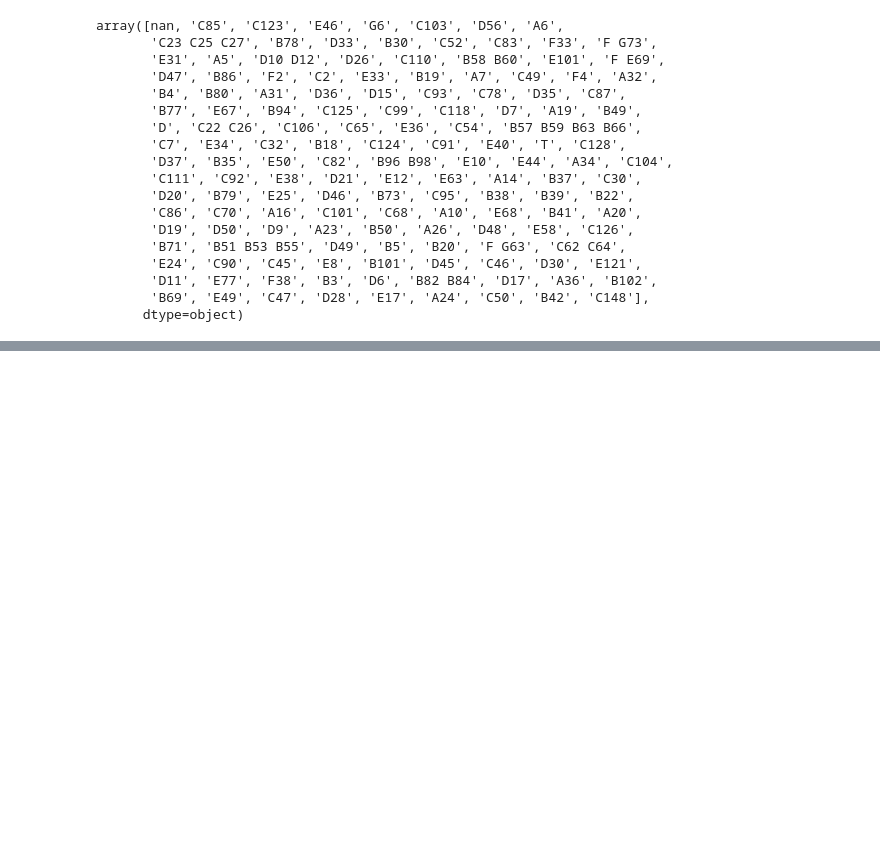
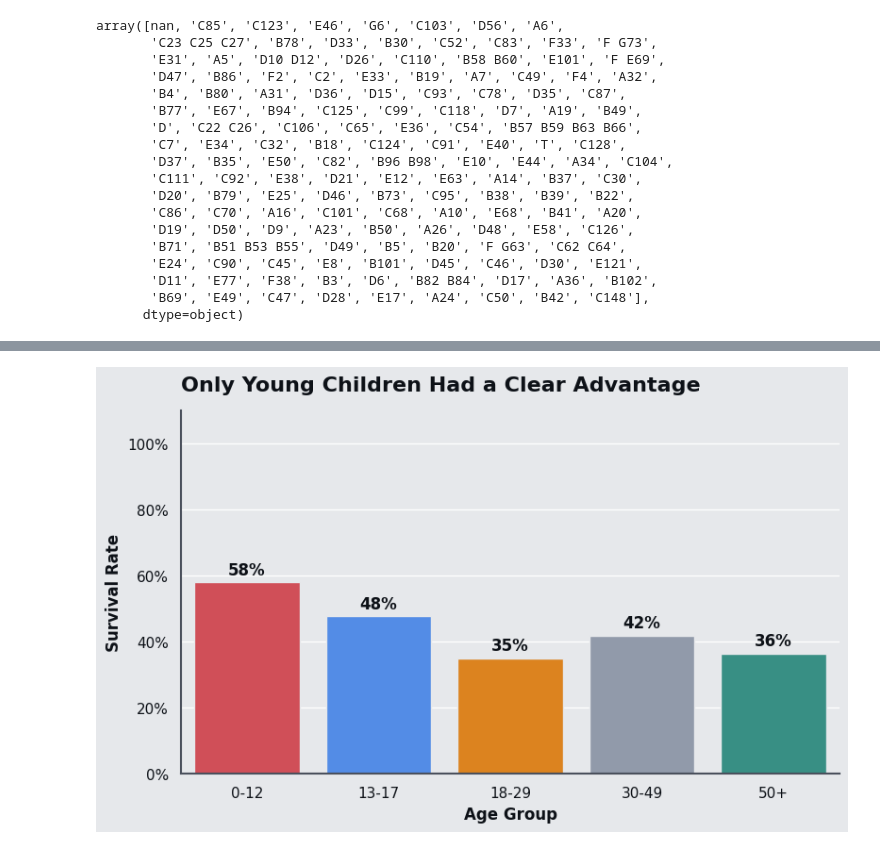
Before and after one commit to zece05/DSB-Unit-02, a Jupyter notebook: Labs/lab-eda-titanic/lab-eda-titanic-student-submission.ipynb, the cells around one changed output, grey strips where cells are left out. Cells and saved outputs as stored; diff of their text form; code cells hidden in the pictures; blank space fills up the shorter version.

```diff
--- a/Labs/lab-eda-titanic/lab-eda-titanic-student-submission.ipynb
+++ b/Labs/lab-eda-titanic/lab-eda-titanic-student-submission.ipynb
@@ -102,0 +463,5 @@ array([' ¯\\(ツ)/¯ ', 'C85', 'C123', 'E46', 'G6', 'C103', 'D56', 'A6',
+# %%
+ax = sns.barplot(data=df_plot, x="AgeGroup", y="Survived", hue="AgeGroup", dodge=False, errorbar=None, legend=False)
+finish(ax, "Only Young Children Had a Clear Advantage", "Age Group")
+# %% [output]
+[figure, added]
```
Also changed, not shown: parts of 59 cells of this notebook.
